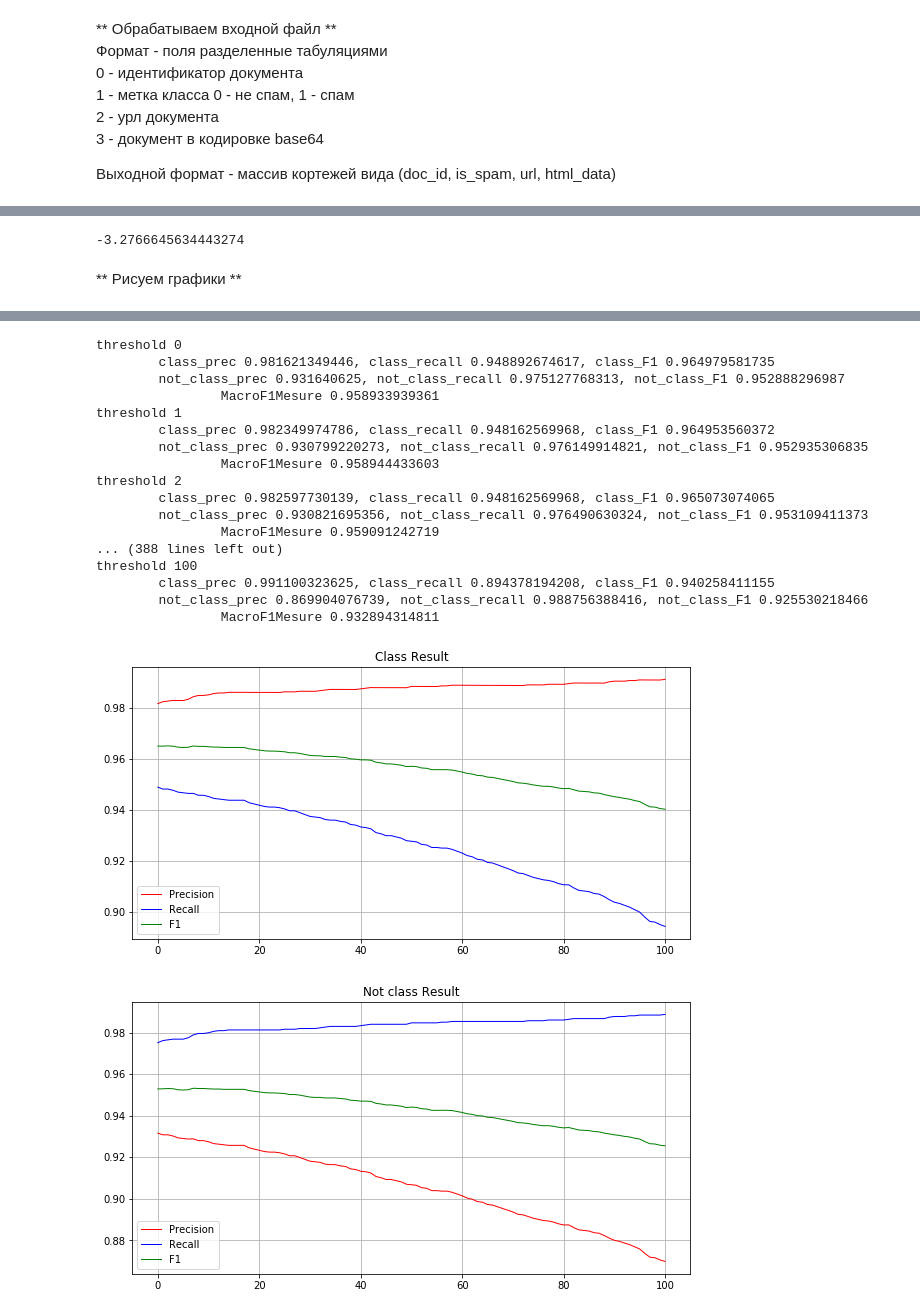
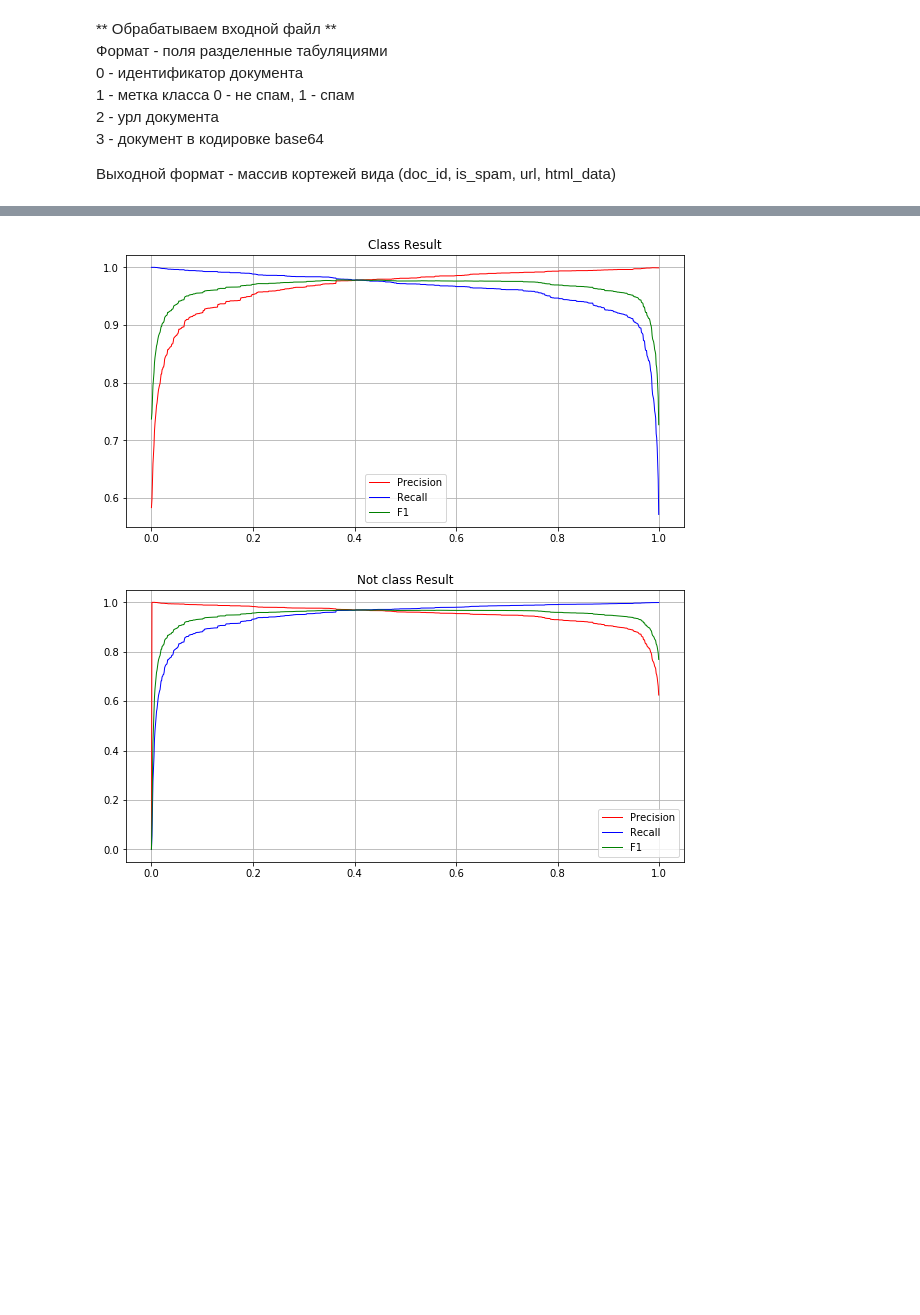
Before and after one commit to marianna-b/antispam, a Jupyter notebook: AntispamStatsSeminar.ipynb, the cells around one changed output, grey strips where cells are left out. Cells and saved outputs as stored; diff of their text form; code cells hidden in the pictures; blank space fills up the shorter version.

```diff
--- a/AntispamStatsSeminar.ipynb
+++ b/AntispamStatsSeminar.ipynb
@@ -423,11 +326,25 @@ class Classifier:
 
     def predict_all(self, docs):
         res = []
+        other = []
         for doc_num, doc in enumerate(docs):
+            doc.features[0] = self.predict(doc)
+            res.append(doc.features)
+            other.append((doc.doc_id, doc.is_spam, doc.url))
+        trace(len(res))
+
+        dtrain = xgb.DMatrix(np.array(res))
+        prediction = self.bst.predict(dtrain)
+        trace(len(prediction))
+
+        i = 0
+        result = []
+        for (idd, iss, url) in other:
+            result.append( (idd, iss, url, prediction[i]) )
+            i += 1
             trace(doc_num)
-            prediction = self.predict(doc)
-            res.append( (doc.doc_id, doc.is_spam, doc.url, prediction) )
-        return res
+        trace(len(res))
+        return result
 
     def train(self, docs):
         ham_amount = 0
@@ -451,7 +368,24 @@ class Classifier:
         for k, v in in_spam.items():
             self.p_s[k] = v / spam_amount
 
+        features = []
+        labels = []
+
+        for doc_num, doc in enumerate(docs):
+            doc.features[0] = self.predict(doc)
+            features.append(doc.features)
+            labels.append(doc.is_spam)
             trace(doc_num)
+
+        features = np.array(features)
+        labels = np.array(labels)
+        param = {'max_depth':2, 'eta':1, 'silent':1, 'objective':'binary:logistic', 'nthread':4}
+        dtrain = xgb.DMatrix(features, label=labels)
+
+        watchlist  = [(dtrain,'train')]
+        num_round = 50
+        self.bst = xgb.train(param, dtrain, num_round, watchlist)
+
         trace(doc_num, 1)
 # %%
 classifier = Classifier()
@@ -461,10 +420,3 @@ classifier.train(train_docs)
-# %%
-#Посмотреть, что предсказывается для тестового html
-classifier.predict(DocItem(0, 0, test_url , test_features, test_words))
-# %% [output]
--3.2766645634443274
-# %% [markdown]
-** Рисуем графики **
 # %%
-plot_results(train_docs, min_threshold=0, max_threshold=100, step=1, trace=1)
+plot_results(train_docs, min_threshold=0, max_threshold=1, step=0.001, trace=1)
 # %% [output]
@@ -479,22 +440,5 @@ plot_results(train_docs, min_threshold=0, max_threshold=100, step=1, trace=1)
-threshold 0
-        class_prec 0.981621349446, class_recall 0.948892674617, class_F1 0.964979581735
-        not_class_prec 0.931640625, not_class_recall 0.975127768313, not_class_F1 0.952888296987
-                MacroF1Mesure 0.958933939361
-threshold 1
-        class_prec 0.982349974786, class_recall 0.948162569968, class_F1 0.964953560372
-        not_class_prec 0.930799220273, not_class_recall 0.976149914821, not_class_F1 0.952935306835
-                MacroF1Mesure 0.958944433603
-threshold 2
-        class_prec 0.982597730139, class_recall 0.948162569968, class_F1 0.965073074065
-        not_class_prec 0.930821695356, not_class_recall 0.976490630324, not_class_F1 0.953109411373
-                MacroF1Mesure 0.959091242719
-... (388 lines left out)
-threshold 100
-        class_prec 0.991100323625, class_recall 0.894378194208, class_F1 0.940258411155
-        not_class_prec 0.869904076739, not_class_recall 0.988756388416, not_class_F1 0.925530218466
-                MacroF1Mesure 0.932894314811
-[figure, old version]
+[figure, new version]
-[figure, old version]
+[figure, new version]
 # %%
 TEST_DATA_FILE  = 'kaggle/kaggle_test_data_tab.csv.gz'
 # TEST_DATA_FILE  = 'kaggle/kaggle_train_data_tab_300.csv.gz'
```
Also changed, not shown: parts of 16 cells of this notebook, 1 other file.
